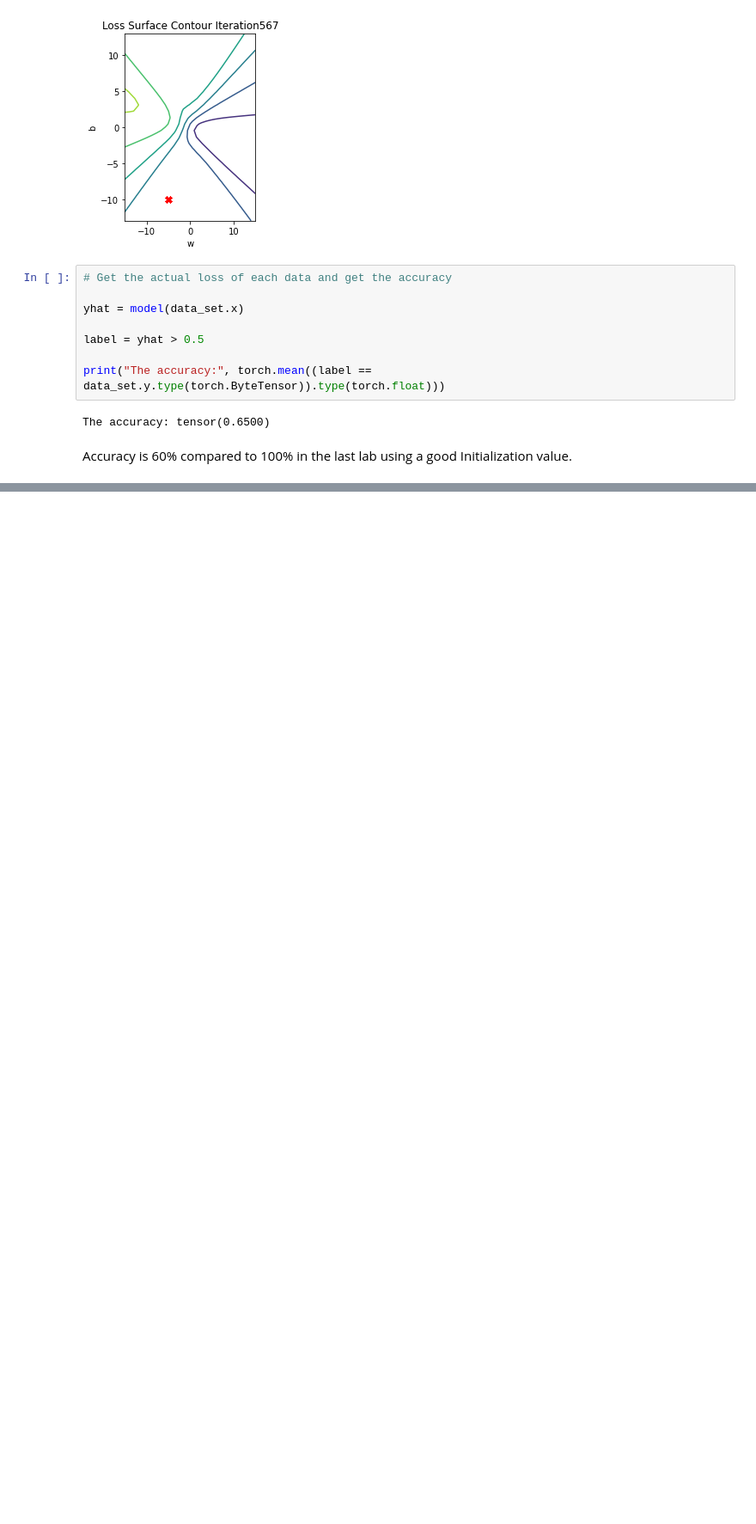
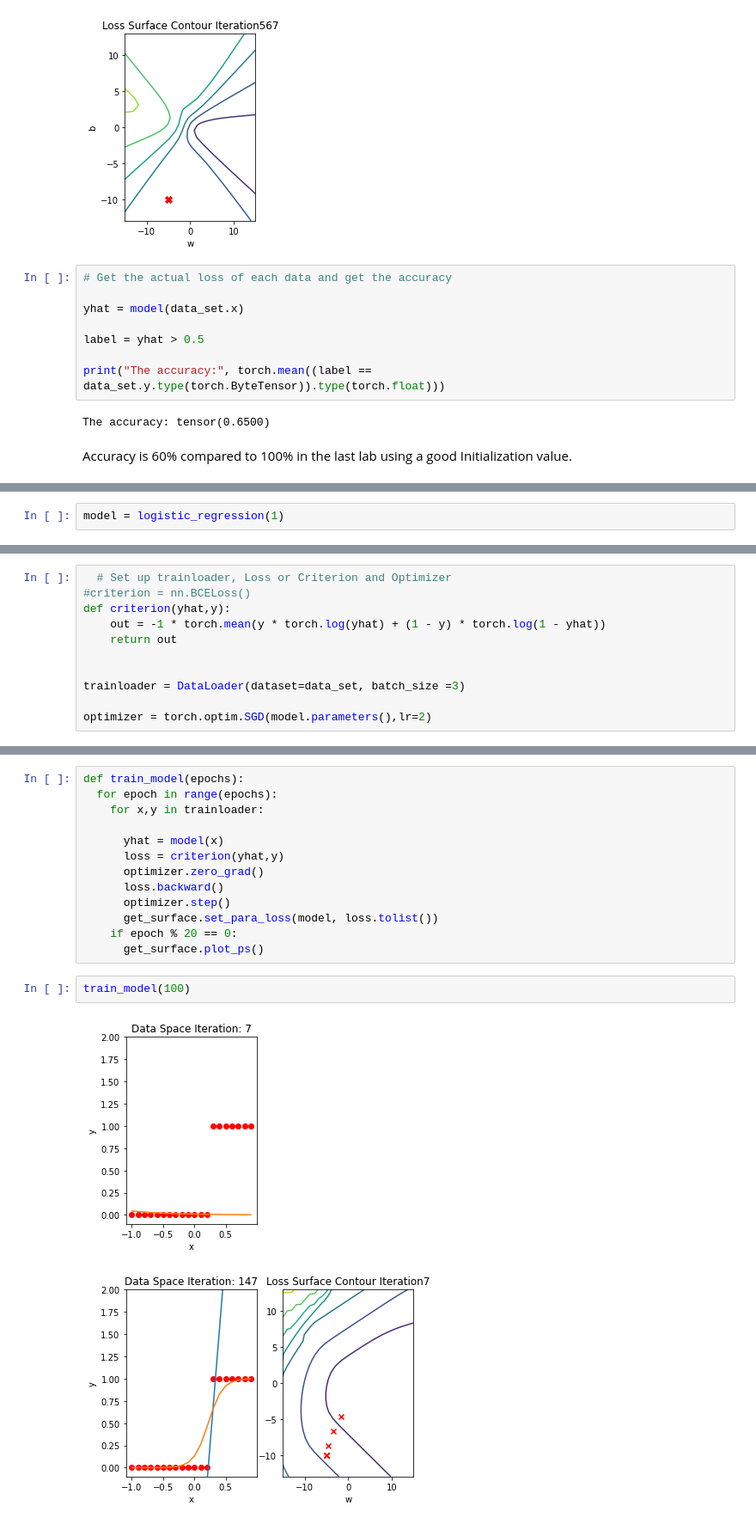
Before and after one commit to antonynickson/PyTorch_For_Machine_Learning_Workbook, a Jupyter notebook: PyTorch_For_Machine_Learning.ipynb, the cells around one changed output, grey strips where cells are left out. Shown at 86% size. Drawn from its saved outputs; the diff is of its cells as text; blank space fills up the shorter version.

```diff
--- a/PyTorch_For_Machine_Learning.ipynb
+++ b/PyTorch_For_Machine_Learning.ipynb
@@ -2872,0 +3010,2 @@ Accuracy is 60% compared to 100% in the last lab using a good Initialization val
+# %%
+model = logistic_regression(1)
@@ -2872,0 +3027,11 @@ Accuracy is 60% compared to 100% in the last lab using a good Initialization val
+# %%
+  # Set up trainloader, Loss or Criterion and Optimizer
+#criterion = nn.BCELoss()
+def criterion(yhat,y):
+    out = -1 * torch.mean(y * torch.log(yhat) + (1 - y) * torch.log(1 - yhat))
+    return out
+
+
+trainloader = DataLoader(dataset=data_set, batch_size =3)
+
+optimizer = torch.optim.SGD(model.parameters(),lr=2)
@@ -2872,0 +3040,18 @@ Accuracy is 60% compared to 100% in the last lab using a good Initialization val
+# %%
+def train_model(epochs):
+  for epoch in range(epochs):
+    for x,y in trainloader:
+
+      yhat = model(x)
+      loss = criterion(yhat,y)
+      optimizer.zero_grad()
+      loss.backward()
+      optimizer.step()
+      get_surface.set_para_loss(model, loss.tolist())
+    if epoch % 20 == 0:
+      get_surface.plot_ps()
+# %%
+train_model(100)
+# %% [output]
+[figure, added]
+[figure, added]
```
Also changed, not shown: parts of 16 cells of this notebook.
